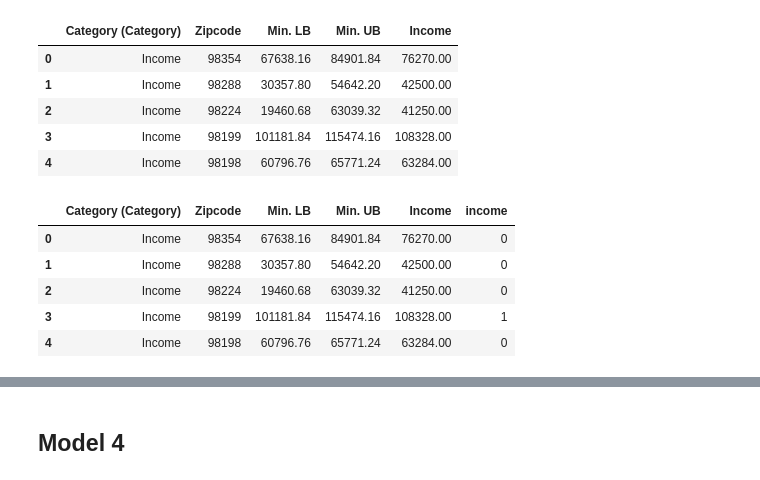
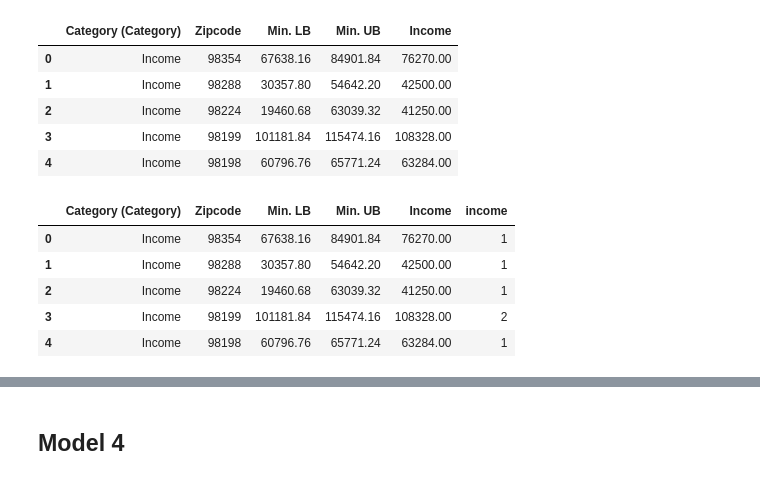
Before and after one commit to clreiner/KingCountyHousingProject, a Jupyter notebook: KingCountyHomes.ipynb, the cells around one changed output, grey strips where cells are left out. Drawn from its saved outputs; the diff is of its cells as text; code cells hidden in the pictures.

```diff
--- a/KingCountyHomes.ipynb
+++ b/KingCountyHomes.ipynb
@@ -345,17 +420,19 @@ data_zip.head()
 | 3 | Income | 98199 | 101181.84 | 115474.16 | 108328.00 |
 | 4 | Income | 98198 | 60796.76 | 65771.24 | 63284.00 |
 # %%
-# create new column "income" that categorizes income into "low", "middle", "high" and 'very_high' based on
-data_zip['income'] = np.where(data_zip['Income']<79000, '0',
-                          np.where((data_zip['Income']>=79000) & (data_zip['Income']<120000), '1',
-                                  np.where(data_zip['Income'] >= 140000, '3', '2')))
+# create new column "income" that categorizes income into low (less than $79,000) '1', middle ($79,000-$120,000) '2'
+# high ($120,000-$140,000) '3' and very_high (more than $140,000) '4' based on the map associated with the dataset.
+# I chose to use numbers so that the category could be either continuous or categorical.
+data_zip['income'] = np.where(data_zip['Income']<79000, 1,
+                          np.where((data_zip['Income']>=79000) & (data_zip['Income']<120000), 2,
+                                  np.where(data_zip['Income'] >= 140000, 4, 3)))
 
 data_zip.head()
 # %% [output]
 |  | Category (Category) | Zipcode | Min. LB | Min. UB | Income | income |
-| 0 | Income | 98354 | 67638.16 | 84901.84 | 76270.00 | 0 |
-| 1 | Income | 98288 | 30357.80 | 54642.20 | 42500.00 | 0 |
-| 2 | Income | 98224 | 19460.68 | 63039.32 | 41250.00 | 0 |
-| 3 | Income | 98199 | 101181.84 | 115474.16 | 108328.00 | 1 |
-| 4 | Income | 98198 | 60796.76 | 65771.24 | 63284.00 | 0 |
+| 0 | Income | 98354 | 67638.16 | 84901.84 | 76270.00 | 1 |
+| 1 | Income | 98288 | 30357.80 | 54642.20 | 42500.00 | 1 |
+| 2 | Income | 98224 | 19460.68 | 63039.32 | 41250.00 | 1 |
+| 3 | Income | 98199 | 101181.84 | 115474.16 | 108328.00 | 2 |
+| 4 | Income | 98198 | 60796.76 | 65771.24 | 63284.00 | 1 |
 # %%
```
Also changed, not shown: parts of 47 cells of this notebook.
